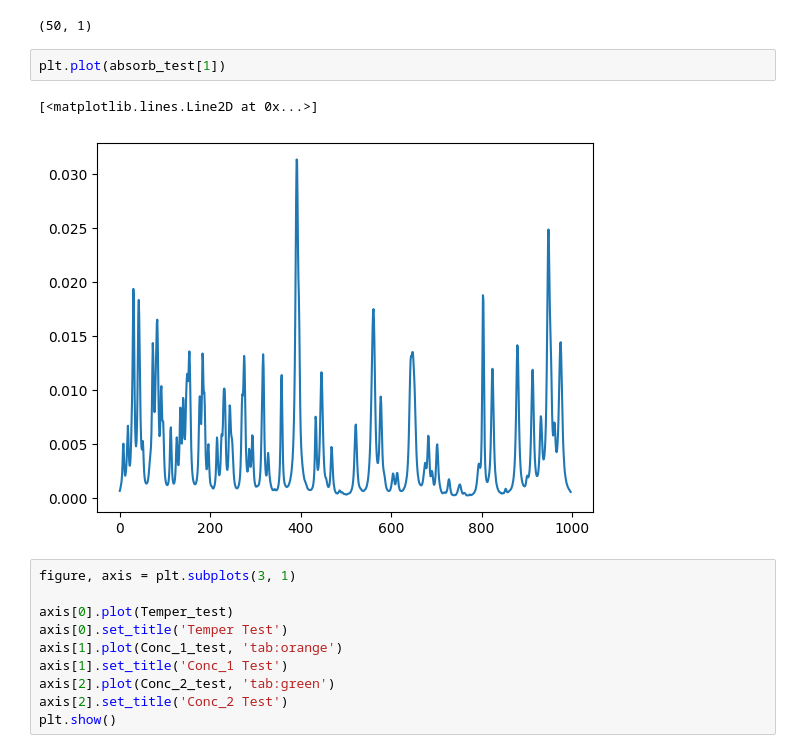
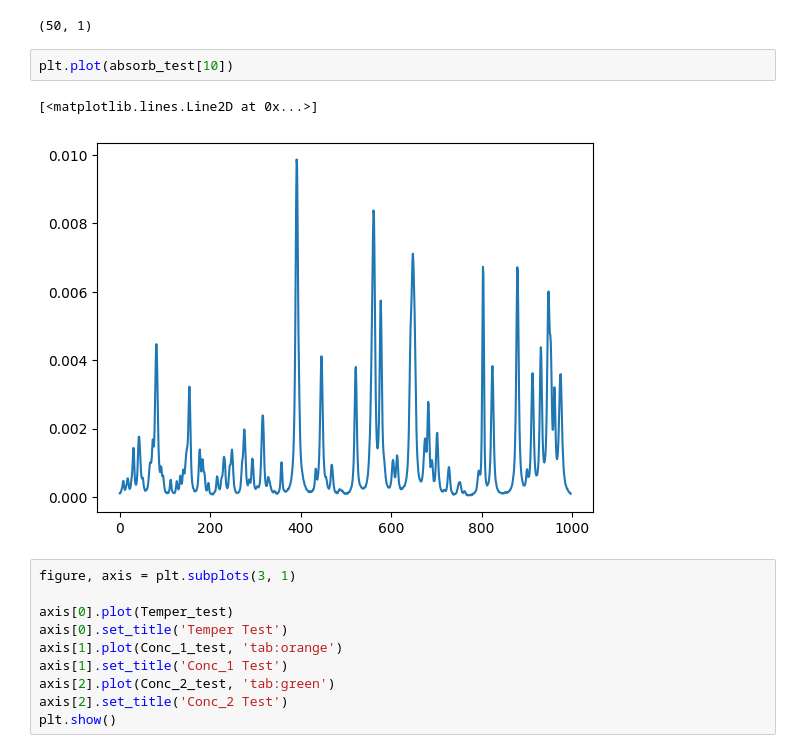
Before and after one commit to CaffineAddic/Flame_dianostics-temperature_profile_estimation_using_ML, a Jupyter notebook: Python Code/Wang_et_al_reproduction.ipynb, the cells around one changed output. Saved outputs shown, nothing was run; the diff lists cells and outputs as text.

```diff
--- a/Python Code/Wang_et_al_reproduction.ipynb
+++ b/Python Code/Wang_et_al_reproduction.ipynb
@@ -165,10 +171,10 @@ Temper_test.shape
 # %% [output]
 (50, 1)
 # %%
-plt.plot(absorb_test[1])
+plt.plot(absorb_test[10])
 # %% [output]
 [<matplotlib.lines.Line2D at 0x...>]
-[figure, old version]
+[figure, new version]
 # %%
 figure, axis = plt.subplots(3, 1)
 
```
Also changed, not shown: parts of 11 cells of this notebook, 8 other files.
